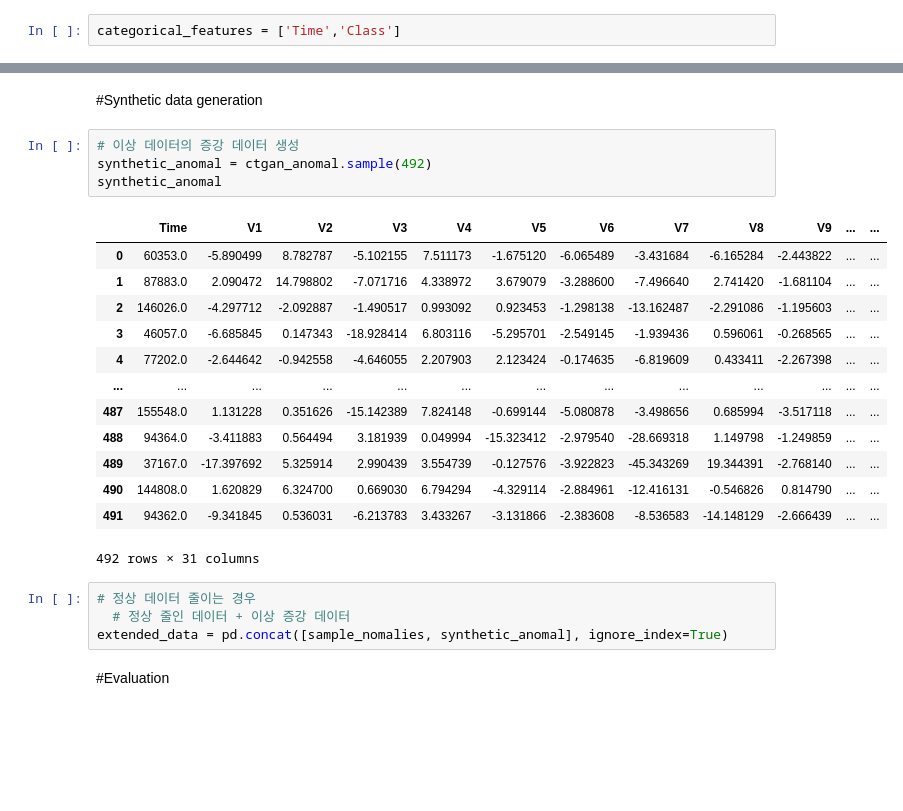
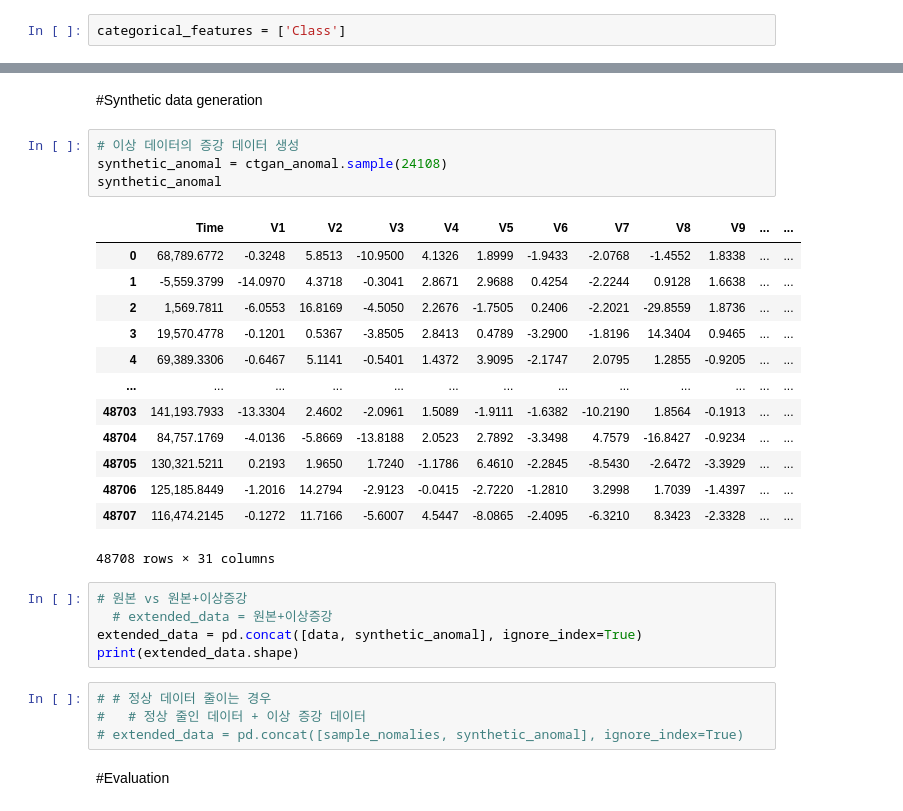
Before and after one commit to SeongDahun/RecsysTutorial, a Jupyter notebook: CTGAN_Credit_anomal.ipynb, the cells around one changed output, grey strips where cells are left out. Drawn from its saved outputs; the diff is of its cells as text; blank space fills up the shorter version.

```diff
--- a/CTGAN_Credit_anomal.ipynb
+++ b/CTGAN_Credit_anomal.ipynb
@@ -156,7 +138,7 @@ anomalies
 # %% [markdown]
 Next, we define a list with column names for categorical variables. This list will be passed to the model so that the model can decide how to process these fields.
 # %%
-categorical_features = ['Time','Class']
+categorical_features = ['Class']
 # %% [markdown]
 #Model training
 # %% [markdown]
@@ -191,26 +173,31 @@ Epoch 200, Loss G:  1.4476,Loss D:  0.0184
 #Synthetic data generation
 # %%
 # 이상 데이터의 증강 데이터 생성
-synthetic_anomal = ctgan_anomal.sample(492)
+synthetic_anomal = ctgan_anomal.sample(24108)
 synthetic_anomal
 # %% [output]
 |  | Time | V1 | V2 | V3 | V4 | V5 | V6 | V7 | V8 | V9 | ... | ... |
-| 0 | 60353.0 | -5.890499 | 8.782787 | -5.102155 | 7.511173 | -1.675120 | -6.065489 | -3.431684 | -6.165284 | -2.443822 | ... | ... |
-| 1 | 87883.0 | 2.090472 | 14.798802 | -7.071716 | 4.338972 | 3.679079 | -3.288600 | -7.496640 | 2.741420 | -1.681104 | ... | ... |
-| 2 | 146026.0 | -4.297712 | -2.092887 | -1.490517 | 0.993092 | 0.923453 | -1.298138 | -13.162487 | -2.291086 | -1.195603 | ... | ... |
-| 3 | 46057.0 | -6.685845 | 0.147343 | -18.928414 | 6.803116 | -5.295701 | -2.549145 | -1.939436 | 0.596061 | -0.268565 | ... | ... |
-| 4 | 77202.0 | -2.644642 | -0.942558 | -4.646055 | 2.207903 | 2.123424 | -0.174635 | -6.819609 | 0.433411 | -2.267398 | ... | ... |
+| 0 | 68,789.6772 | -0.3248 | 5.8513 | -10.9500 | 4.1326 | 1.8999 | -1.9433 | -2.0768 | -1.4552 | 1.8338 | ... | ... |
+| 1 | -5,559.3799 | -14.0970 | 4.3718 | -0.3041 | 2.8671 | 2.9688 | 0.4254 | -2.2244 | 0.9128 | 1.6638 | ... | ... |
+| 2 | 1,569.7811 | -6.0553 | 16.8169 | -4.5050 | 2.2676 | -1.7505 | 0.2406 | -2.2021 | -29.8559 | 1.8736 | ... | ... |
+| 3 | 19,570.4778 | -0.1201 | 0.5367 | -3.8505 | 2.8413 | 0.4789 | -3.2900 | -1.8196 | 14.3404 | 0.9465 | ... | ... |
+| 4 | 69,389.3306 | -0.6467 | 5.1141 | -0.5401 | 1.4372 | 3.9095 | -2.1747 | 2.0795 | 1.2855 | -0.9205 | ... | ... |
 | ... | ... | ... | ... | ... | ... | ... | ... | ... | ... | ... | ... | ... |
-| 487 | 155548.0 | 1.131228 | 0.351626 | -15.142389 | 7.824148 | -0.699144 | -5.080878 | -3.498656 | 0.685994 | -3.517118 | ... | ... |
-| 488 | 94364.0 | -3.411883 | 0.564494 | 3.181939 | 0.049994 | -15.323412 | -2.979540 | -28.669318 | 1.149798 | -1.249859 | ... | ... |
-| 489 | 37167.0 | -17.397692 | 5.325914 | 2.990439 | 3.554739 | -0.127576 | -3.922823 | -45.343269 | 19.344391 | -2.768140 | ... | ... |
-| 490 | 144808.0 | 1.620829 | 6.324700 | 0.669030 | 6.794294 | -4.329114 | -2.884961 | -12.416131 | -0.546826 | 0.814790 | ... | ... |
-| 491 | 94362.0 | -9.341845 | 0.536031 | -6.213783 | 3.433267 | -3.131866 | -2.383608 | -8.536583 | -14.148129 | -2.666439 | ... | ... |
+| 48703 | 141,193.7933 | -13.3304 | 2.4602 | -2.0961 | 1.5089 | -1.9111 | -1.6382 | -10.2190 | 1.8564 | -0.1913 | ... | ... |
+| 48704 | 84,757.1769 | -4.0136 | -5.8669 | -13.8188 | 2.0523 | 2.7892 | -3.3498 | 4.7579 | -16.8427 | -0.9234 | ... | ... |
+| 48705 | 130,321.5211 | 0.2193 | 1.9650 | 1.7240 | -1.1786 | 6.4610 | -2.2845 | -8.5430 | -2.6472 | -3.3929 | ... | ... |
+| 48706 | 125,185.8449 | -1.2016 | 14.2794 | -2.9123 | -0.0415 | -2.7220 | -1.2810 | 3.2998 | 1.7039 | -1.4397 | ... | ... |
+| 48707 | 116,474.2145 | -0.1272 | 11.7166 | -5.6007 | 4.5447 | -8.0865 | -2.4095 | -6.3210 | 8.3423 | -2.3328 | ... | ... |
-492 rows × 31 columns
+48708 rows × 31 columns
+# %%
+# 원본 vs 원본+이상증강
+  # extended_data = 원본+이상증강
+extended_data = pd.concat([data, synthetic_anomal], ignore_index=True)
+print(extended_data.shape)
 # %%
-# 정상 데이터 줄이는 경우
-  # 정상 줄인 데이터 + 이상 증강 데이터
-extended_data = pd.concat([sample_nomalies, synthetic_anomal], ignore_index=True)
+# # 정상 데이터 줄이는 경우
+#   # 정상 줄인 데이터 + 이상 증강 데이터
+# extended_data = pd.concat([sample_nomalies, synthetic_anomal], ignore_index=True)
 # %% [markdown]
 #Evaluation
 # %%
```
Also changed, not shown: parts of 11 cells of this notebook.
